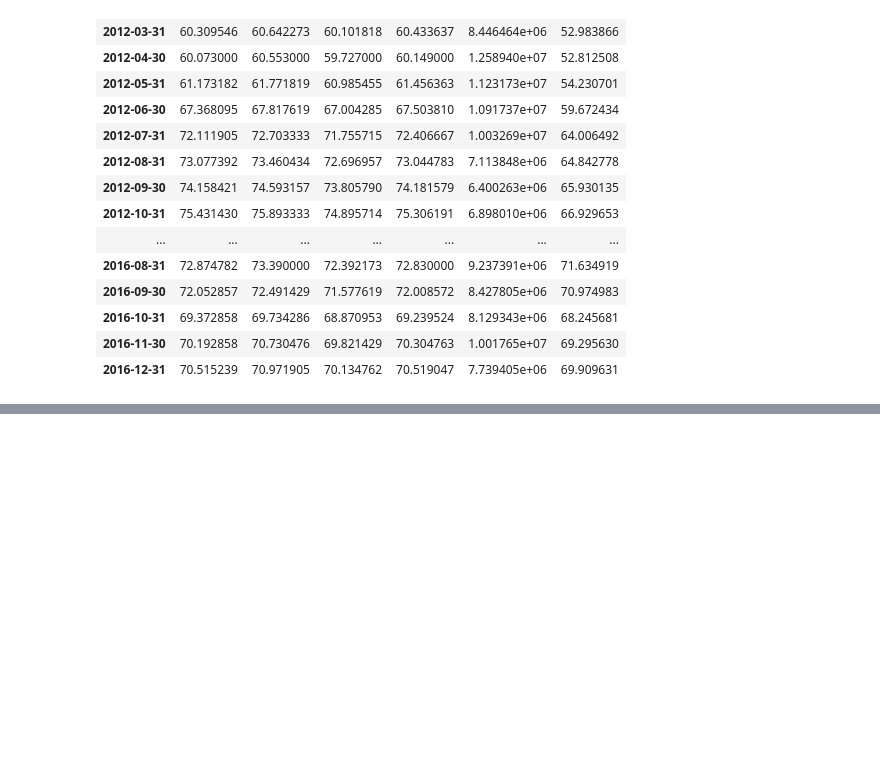
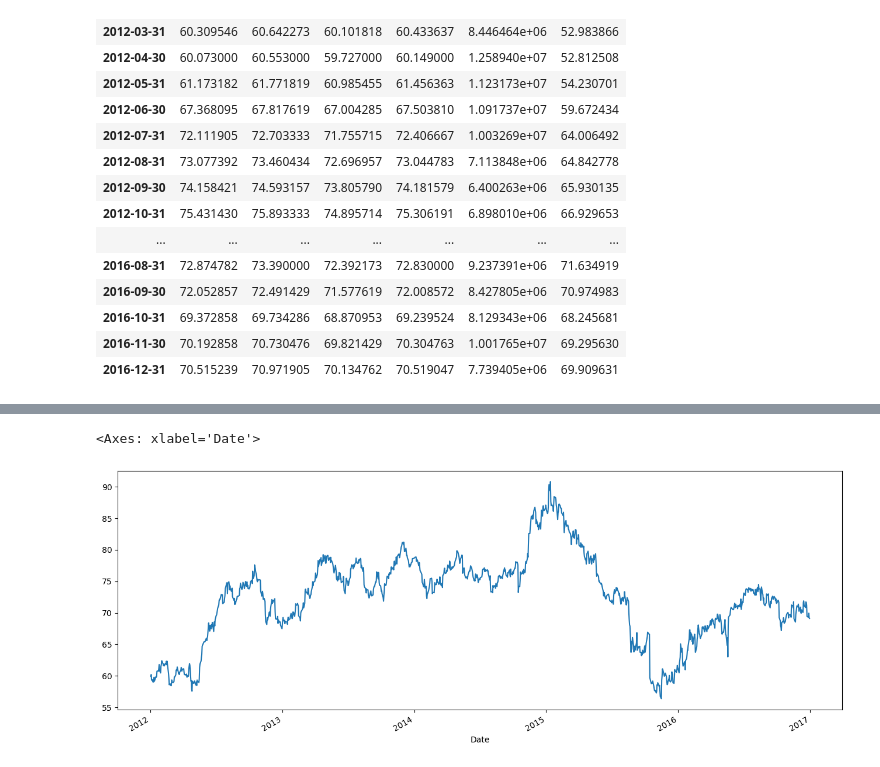
Before and after one commit to myk-francis/python-challenges-scripts, a Jupyter notebook: pandas/TimeResampling.ipynb, the cells around one changed output, grey strips where cells are left out. Cells and saved outputs as stored; diff of their text form; code cells hidden in the pictures; blank space fills up the shorter version.

```diff
--- a/pandas/TimeResampling.ipynb
+++ b/pandas/TimeResampling.ipynb
@@ -38,0 +64,5 @@ df.resample('M').mean()
+# %%
+df['Open'].plot(figsize=(16,6))
+# %% [output]
+<Axes: xlabel='Date'>
+[figure, added]
```
Also changed, not shown: parts of 4 cells of this notebook.
